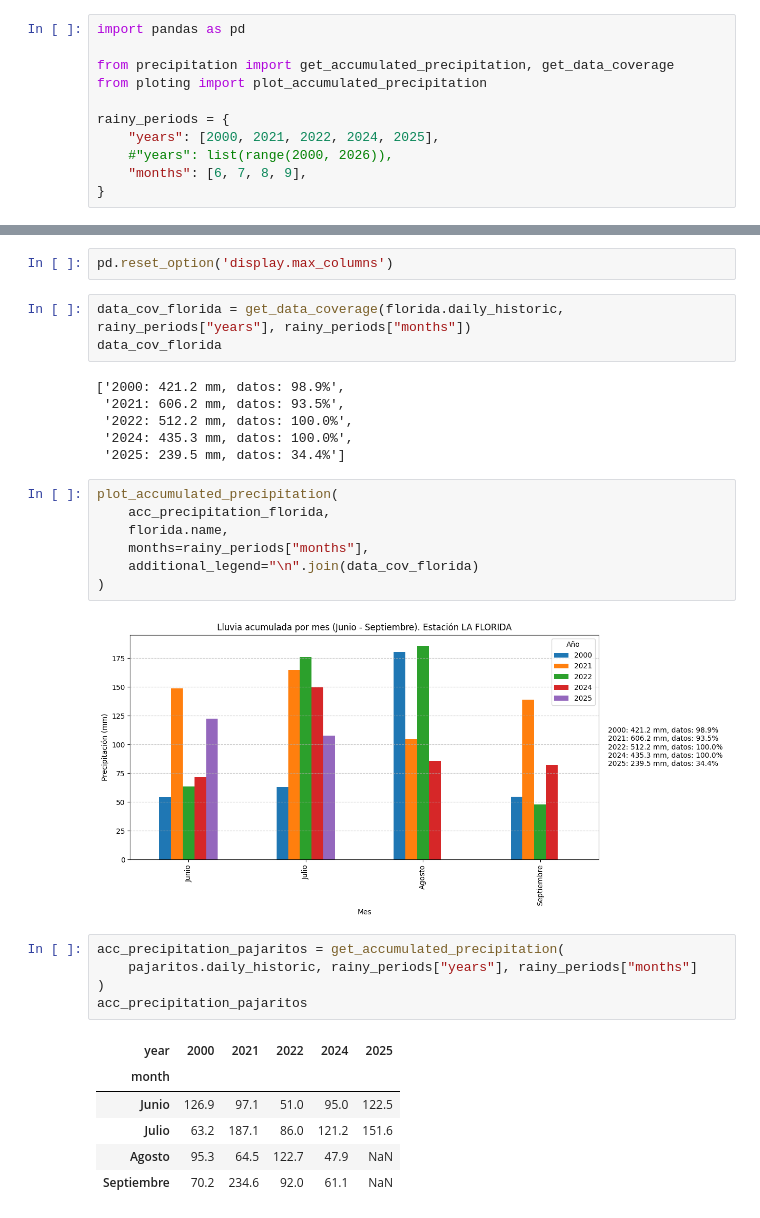
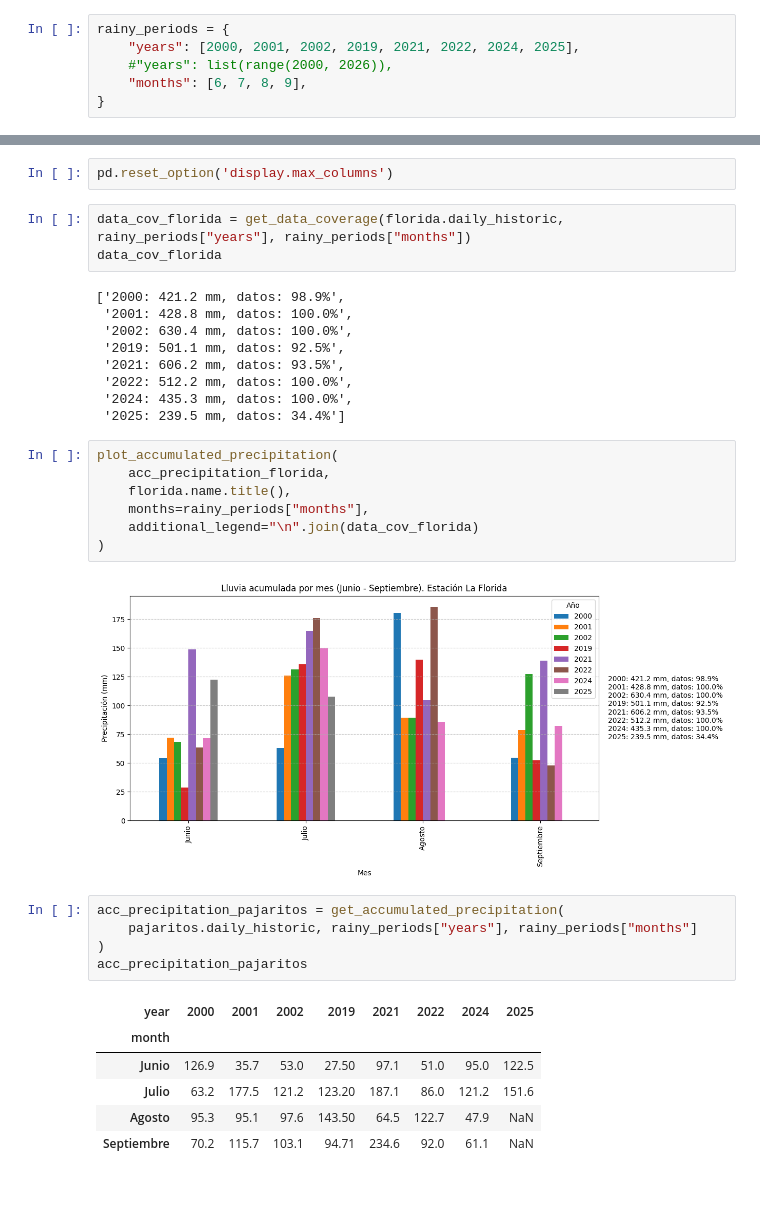
Before and after one commit to dbetm/conagua-weather-stations-stats, a Jupyter notebook: conagua_analysis.ipynb, the cells around one changed output, grey strips where cells are left out. Saved outputs shown, nothing was run; the diff lists cells and outputs as text; blank space fills up the shorter version.

```diff
--- a/conagua_analysis.ipynb
+++ b/conagua_analysis.ipynb
@@ -127,13 +130,8 @@ plot_max_temperatures(max_temp_pajaritos_df, pajaritos.name.title(), hot_weather
 # %% [markdown]
 ### Accumulated precipitation
 # %%
-import pandas as pd
-
-from precipitation import get_accumulated_precipitation, get_data_coverage
-from ploting import plot_accumulated_precipitation
-
 rainy_periods = {
-    "years": [2000, 2021, 2022, 2024, 2025],
+    "years": [2000, 2001, 2002, 2019, 2021, 2022, 2024, 2025],
     #"years": list(range(2000, 2026)),
     "months": [6, 7, 8, 9],
 }
@@ -161,6 +159,9 @@ data_cov_florida = get_data_coverage(florida.daily_historic, rainy_periods["year
 data_cov_florida
 # %% [output]
 ['2000: 421.2 mm, datos: 98.9%',
+ '2001: 428.8 mm, datos: 100.0%',
+ '2002: 630.4 mm, datos: 100.0%',
+ '2019: 501.1 mm, datos: 92.5%',
  '2021: 606.2 mm, datos: 93.5%',
  '2022: 512.2 mm, datos: 100.0%',
  '2024: 435.3 mm, datos: 100.0%',
@@ -168,24 +169,24 @@ data_cov_florida
 # %%
 plot_accumulated_precipitation(
     acc_precipitation_florida,
-    florida.name,
+    florida.name.title(),
     months=rainy_periods["months"],
     additional_legend="\n".join(data_cov_florida)
 )
 # %% [output]
-[figure, old version]
+[figure, new version]
 # %%
 acc_precipitation_pajaritos = get_accumulated_precipitation(
     pajaritos.daily_historic, rainy_periods["years"], rainy_periods["months"]
 )
 acc_precipitation_pajaritos
 # %% [output]
-| year | 2000 | 2021 | 2022 | 2024 | 2025 |
-| month |  |  |  |  |  |
-| Junio | 126.9 | 97.1 | 51.0 | 95.0 | 122.5 |
-| Julio | 63.2 | 187.1 | 86.0 | 121.2 | 151.6 |
-| Agosto | 95.3 | 64.5 | 122.7 | 47.9 | NaN |
-| Septiembre | 70.2 | 234.6 | 92.0 | 61.1 | NaN |
+| year | 2000 | 2001 | 2002 | 2019 | 2021 | 2022 | 2024 | 2025 |
+| month |  |  |  |  |  |  |  |  |
+| Junio | 126.9 | 35.7 | 53.0 | 27.50 | 97.1 | 51.0 | 95.0 | 122.5 |
+| Julio | 63.2 | 177.5 | 121.2 | 123.20 | 187.1 | 86.0 | 121.2 | 151.6 |
+| Agosto | 95.3 | 95.1 | 97.6 | 143.50 | 64.5 | 122.7 | 47.9 | NaN |
+| Septiembre | 70.2 | 115.7 | 103.1 | 94.71 | 234.6 | 92.0 | 61.1 | NaN |
 # %%
 data_cov_pajaritos = get_data_coverage(pajaritos.daily_historic, rainy_periods["years"], rainy_periods["months"])
 data_cov_pajaritos
```
Also changed, not shown: parts of 4 cells of this notebook, 3 other files.
